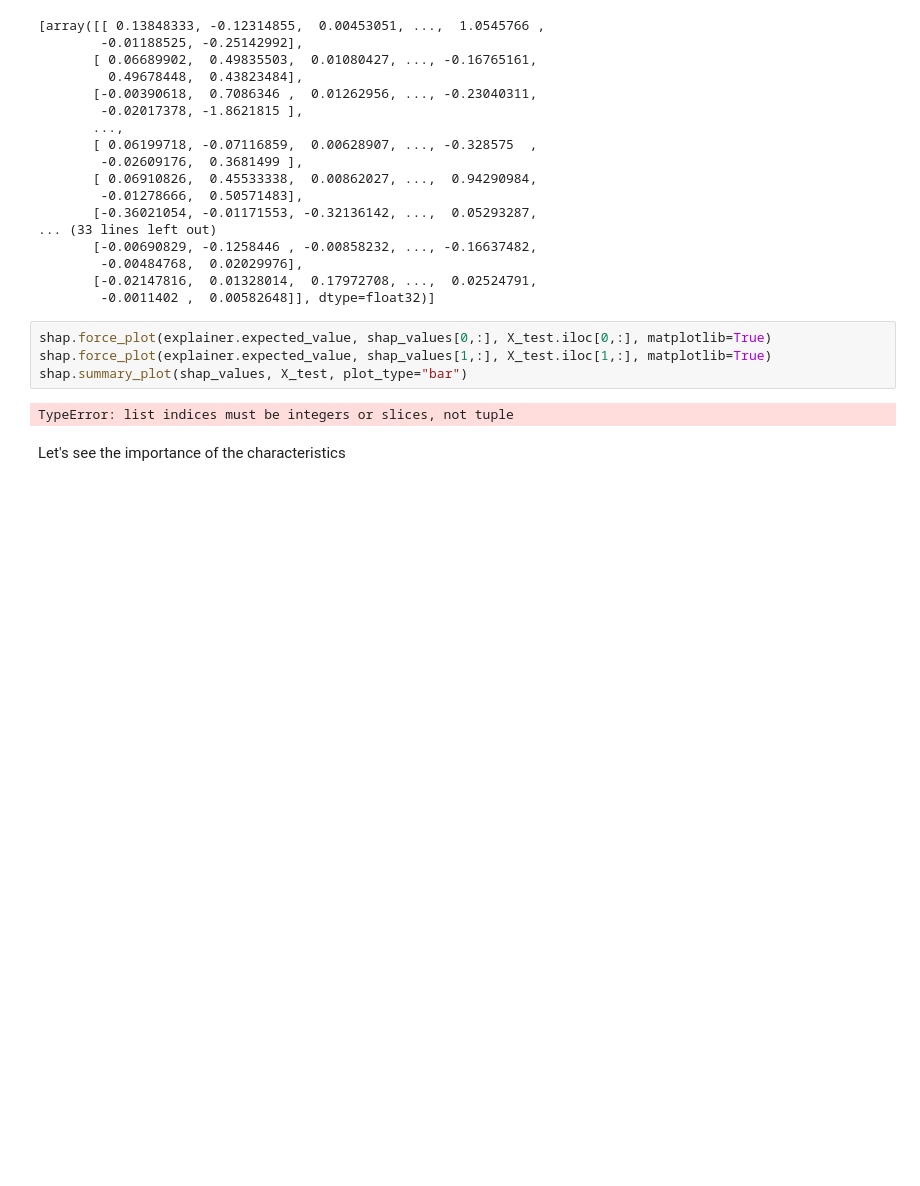
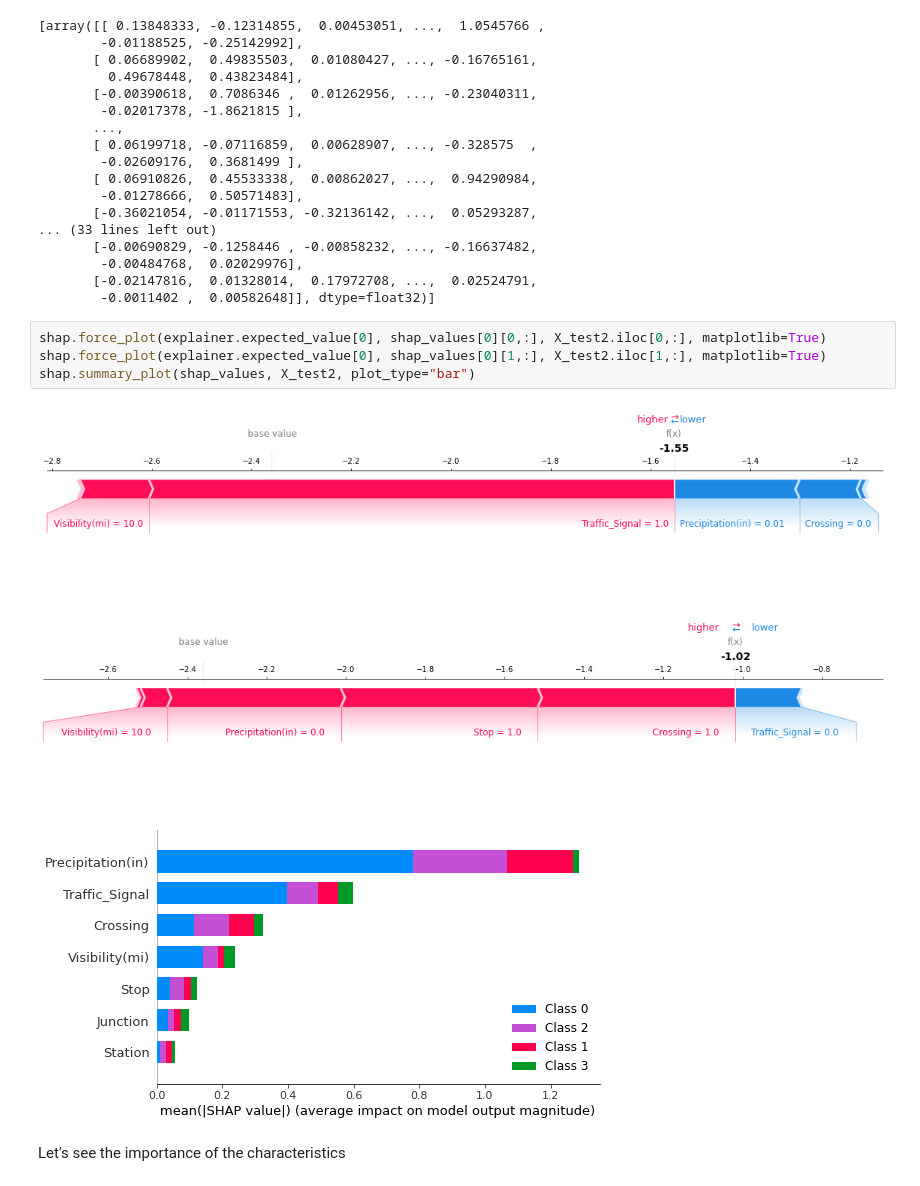
Before and after one commit to RinjieMX/ExplainAI_TD4, a Jupyter notebook: Notebook_TD4.ipynb, the cells around one changed output. Drawn from its saved outputs; the diff is of its cells as text; blank space fills up the shorter version.

Commit message:
Force plots

```diff
--- a/Notebook_TD4.ipynb
+++ b/Notebook_TD4.ipynb
@@ -630,12 +630,14 @@ print(shap_values)
         -0.00484768,  0.02029976],
        [-0.02147816,  0.01328014,  0.17972708, ...,  0.02524791,
         -0.0011402 ,  0.00582648]], dtype=float32)]
-# %%
-shap.force_plot(explainer.expected_value, shap_values[0,:], X_test.iloc[0,:], matplotlib=True)
-shap.force_plot(explainer.expected_value, shap_values[1,:], X_test.iloc[1,:], matplotlib=True)
-shap.summary_plot(shap_values, X_test, plot_type="bar")
-# %% [output]
-TypeError: list indices must be integers or slices, not tuple
+# %%
+shap.force_plot(explainer.expected_value[0], shap_values[0][0,:], X_test2.iloc[0,:], matplotlib=True)
+shap.force_plot(explainer.expected_value[0], shap_values[0][1,:], X_test2.iloc[1,:], matplotlib=True)
+shap.summary_plot(shap_values, X_test2, plot_type="bar")
+# %% [output]
+[figure, added]
+[figure, added]
+[figure, added]
 # %% [markdown]
 Let's see the importance of the characteristics
 # %%
```
Also changed, not shown: parts of 6 cells of this notebook.
